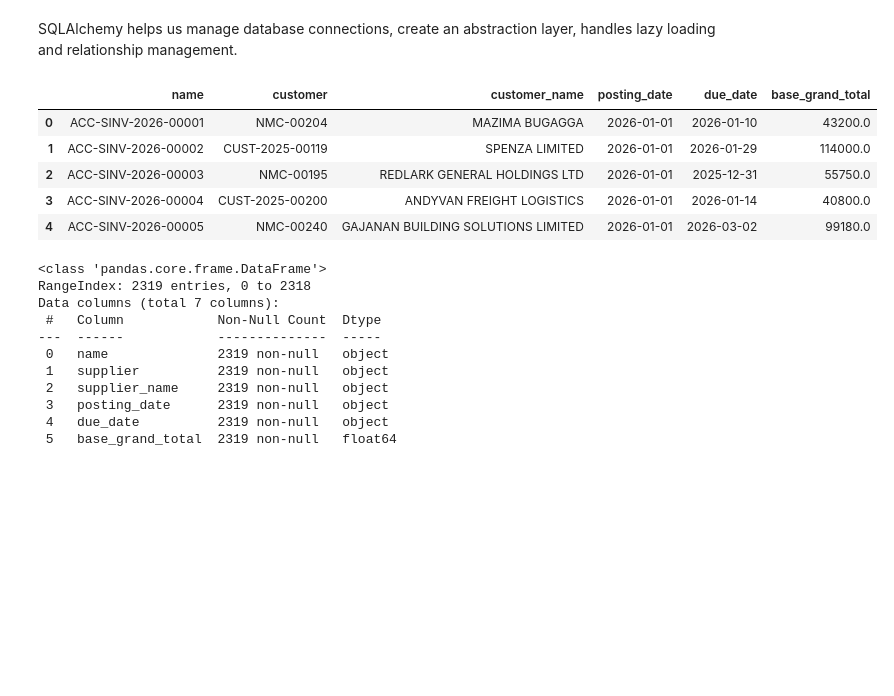
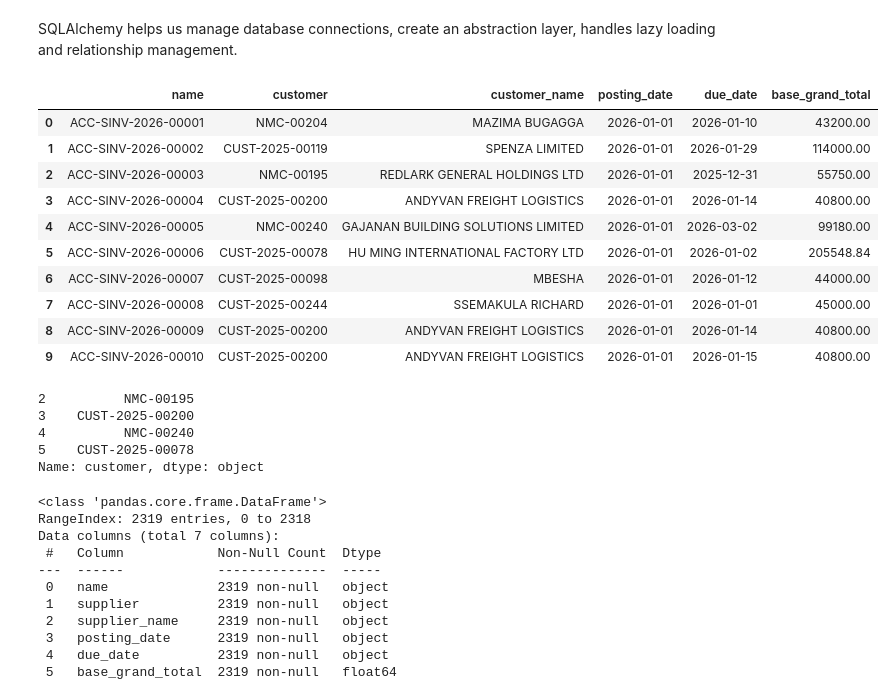
Before and after one commit to FRANKSADWAR/Modernizing_ERP_analytics_using-_ELT_Architecture, a Jupyter notebook: Extracting_data_with_SQLAlchemy.ipynb, the cells around one changed output. Drawn from its saved outputs; the diff is of its cells as text; code cells hidden in the pictures; blank space fills up the shorter version.

```diff
--- a/Extracting_data_with_SQLAlchemy.ipynb
+++ b/Extracting_data_with_SQLAlchemy.ipynb
@@ -9,0 +21,19 @@ from datetime import datetime
+# %%
+connection_config_remote = {
+    "host":"169.58.29.108",
+    "user":"etl_user",
+    "password":"RootRender9090",
+    "database":"_8a723ea3d5c7c0d5",
+    "port":3306
+}
+
+with pymysql.connect(**connection_config_remote) as connection:
+    query = """ SELECT
+                    name,
+                    customer,
+                    customer_name,
+                    posting_date,
+                    due_date,
+                    base_grand_total FROM `tabSales Invoice` WHERE docstatus = 1
+                    AND YEAR(posting_date) = 2026 """
+    df_remote = pd.read_sql(query, connection)
@@ -10,6 +56,6 @@ from datetime import datetime
 # %%
 connection_config = {
-    "host":"localhost",
+    "host":"169.58.197.88",
     "user":"root",
     "password":"RootRender90",
     "database":"erpnext_db",
@@ -38,35 +84,48 @@ from sqlalchemy.pool import QueuePool
 # %%
 ## database connection manager / factory to handle connection to a database i.e mysql, oracle, postgresql
 
 ## create engine with connection pooling
 engine = create_engine(
     "mysql+pymysql://root:RootRender90@localhost/erpnext_db",
     pool_size=10, ## Number of connections to keep in the pool
     max_overflow = 10, ## extra pools to add if pool is exhausted
     pool_pre_ping=True, ## Check connection validity
     echo=False ## do not see SQL logs
 )
 
 query = text("""SELECT
                     name,
                     customer,
                     customer_name,
                     posting_date,
                     due_date,
                     base_grand_total FROM `tabSales Invoice` WHERE docstatus = 1
                     AND YEAR(posting_date) = 2026 """)
 
 with engine.connect() as connection:
     df_a = pd.read_sql(query, connection)
 
-df_a.head()
+df_a.head(10)
 # %% [output]
 |  | name | customer | customer_name | posting_date | due_date | base_grand_total |
-| 0 | ACC-SINV-2026-00001 | NMC-00204 | MAZIMA BUGAGGA | 2026-01-01 | 2026-01-10 | 43200.0 |
-| 1 | ACC-SINV-2026-00002 | CUST-2025-00119 | SPENZA LIMITED | 2026-01-01 | 2026-01-29 | 114000.0 |
-| 2 | ACC-SINV-2026-00003 | NMC-00195 | REDLARK GENERAL HOLDINGS LTD | 2026-01-01 | 2025-12-31 | 55750.0 |
-| 3 | ACC-SINV-2026-00004 | CUST-2025-00200 | ANDYVAN FREIGHT LOGISTICS | 2026-01-01 | 2026-01-14 | 40800.0 |
-| 4 | ACC-SINV-2026-00005 | NMC-00240 | GAJANAN BUILDING SOLUTIONS LIMITED | 2026-01-01 | 2026-03-02 | 99180.0 |
+| 0 | ACC-SINV-2026-00001 | NMC-00204 | MAZIMA BUGAGGA | 2026-01-01 | 2026-01-10 | 43200.00 |
+| 1 | ACC-SINV-2026-00002 | CUST-2025-00119 | SPENZA LIMITED | 2026-01-01 | 2026-01-29 | 114000.00 |
+| 2 | ACC-SINV-2026-00003 | NMC-00195 | REDLARK GENERAL HOLDINGS LTD | 2026-01-01 | 2025-12-31 | 55750.00 |
+| 3 | ACC-SINV-2026-00004 | CUST-2025-00200 | ANDYVAN FREIGHT LOGISTICS | 2026-01-01 | 2026-01-14 | 40800.00 |
+| 4 | ACC-SINV-2026-00005 | NMC-00240 | GAJANAN BUILDING SOLUTIONS LIMITED | 2026-01-01 | 2026-03-02 | 99180.00 |
+| 5 | ACC-SINV-2026-00006 | CUST-2025-00078 | HU MING INTERNATIONAL FACTORY LTD | 2026-01-01 | 2026-01-02 | 205548.84 |
+| 6 | ACC-SINV-2026-00007 | CUST-2025-00098 | MBESHA | 2026-01-01 | 2026-01-12 | 44000.00 |
+| 7 | ACC-SINV-2026-00008 | CUST-2025-00244 | SSEMAKULA RICHARD | 2026-01-01 | 2026-01-01 | 45000.00 |
+| 8 | ACC-SINV-2026-00009 | CUST-2025-00200 | ANDYVAN FREIGHT LOGISTICS | 2026-01-01 | 2026-01-14 | 40800.00 |
+| 9 | ACC-SINV-2026-00010 | CUST-2025-00200 | ANDYVAN FREIGHT LOGISTICS | 2026-01-01 | 2026-01-15 | 40800.00 |
+# %%
+df_a.iloc[2:6,1]
+# %% [output]
+2          NMC-00195
+3    CUST-2025-00200
+4          NMC-00240
+5    CUST-2025-00078
+Name: customer, dtype: object
 # %%
 
 mysql_engine = create_engine("mysql+pymysql://root:RootRender90@localhost/erpnext_db",
```
Also changed, not shown: parts of 3 cells of this notebook.
